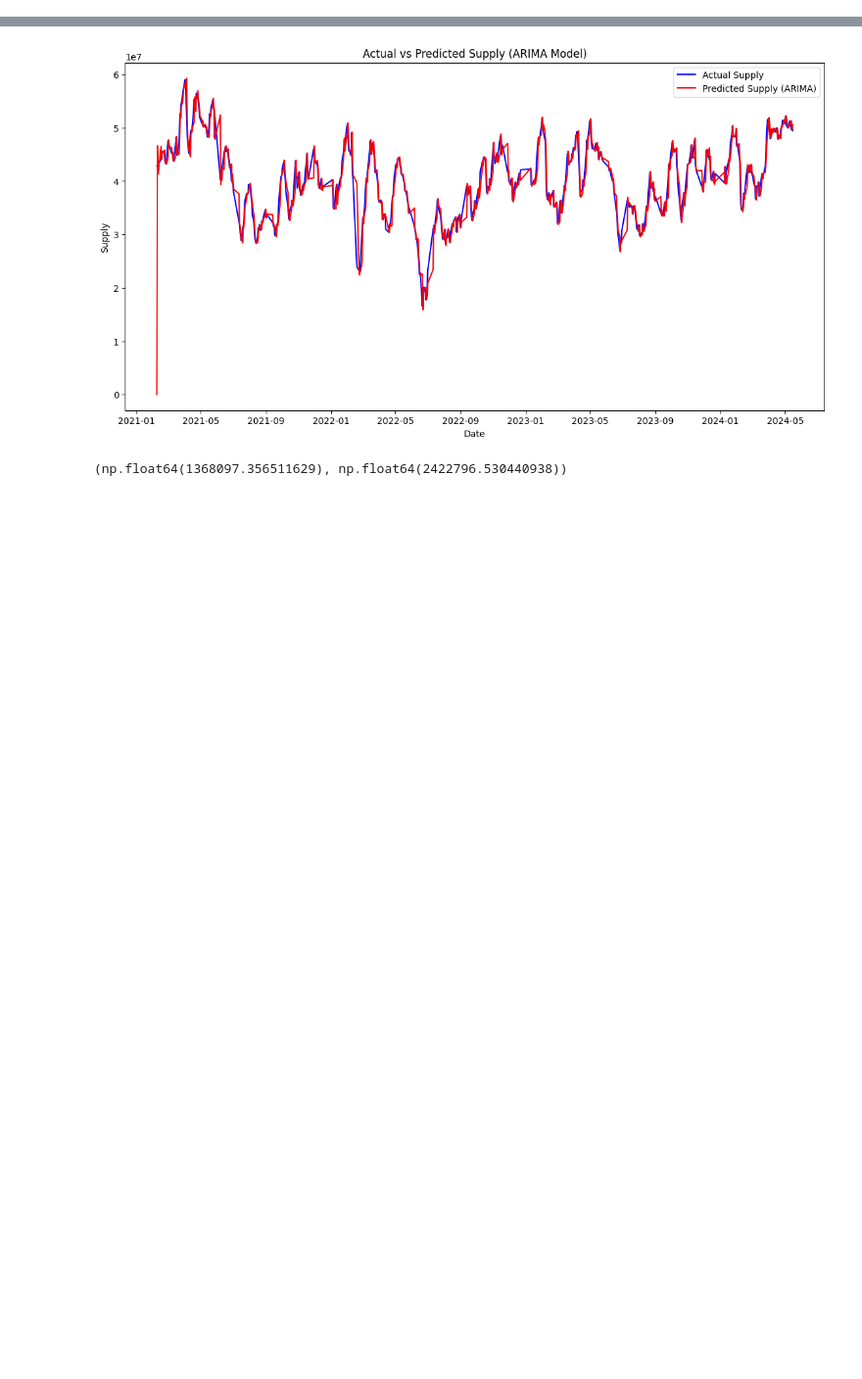
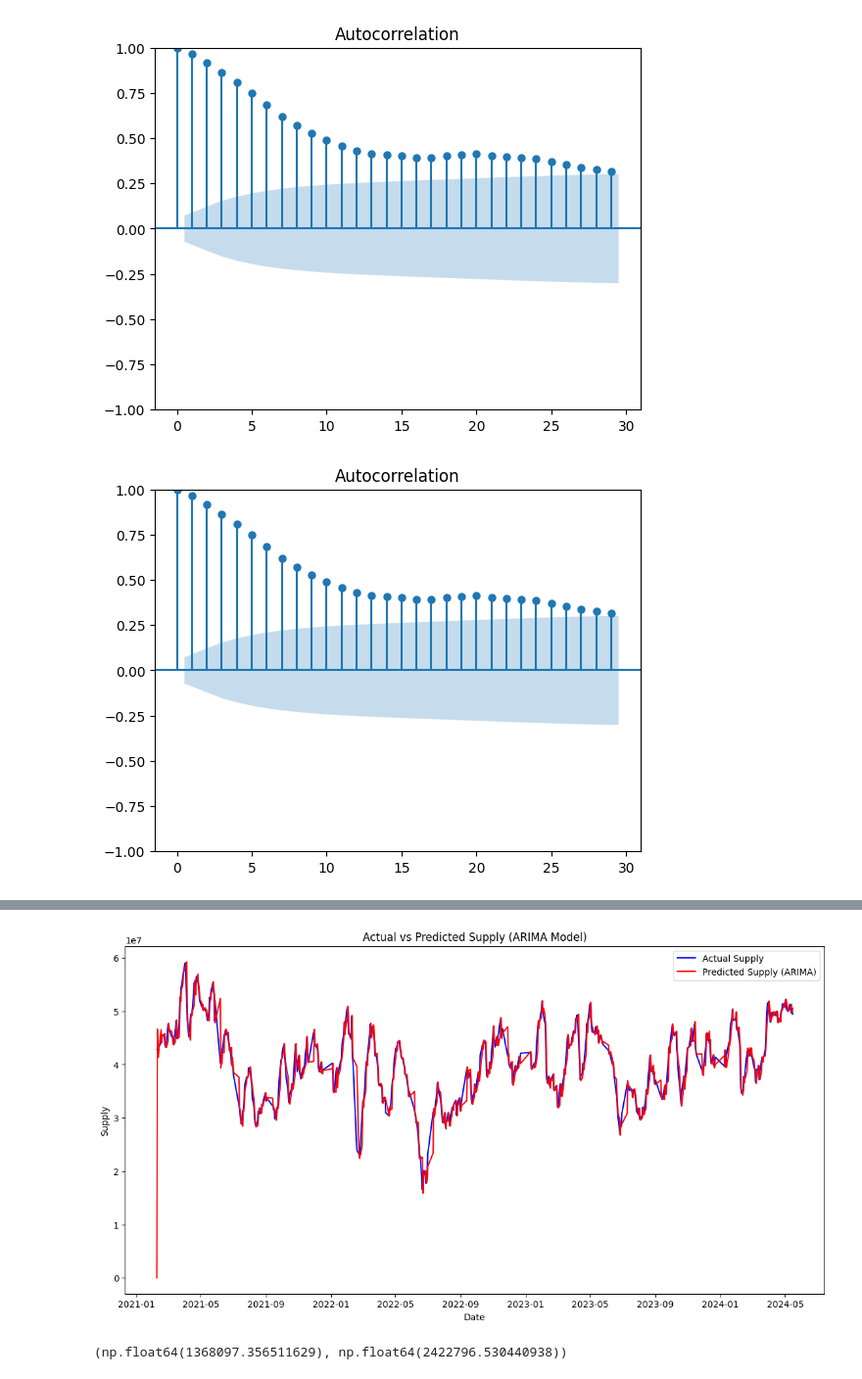
Before and after one commit to jansenism1231/Naturipe-Avocado-Anylysis, a Jupyter notebook: Supply Models/ARIMA.ipynb, the cells around one changed output, grey strips where cells are left out. Shown at 98% size. Saved outputs shown, nothing was run; the diff lists cells and outputs as text; code cells hidden in the pictures; blank space fills up the shorter version.

```diff
--- a/Supply Models/ARIMA.ipynb
+++ b/Supply Models/ARIMA.ipynb
@@ -12,0 +33,5 @@ supply_data['Supply'] = supply_data['Supply'].str.replace(',', '').astype(float)
+# %%
+plot_acf(supply_data['Supply'])#q=0
+# %% [output]
+[figure, added]
+[figure, added]
```
Also changed, not shown: parts of 9 cells of this notebook, 8 other files.
